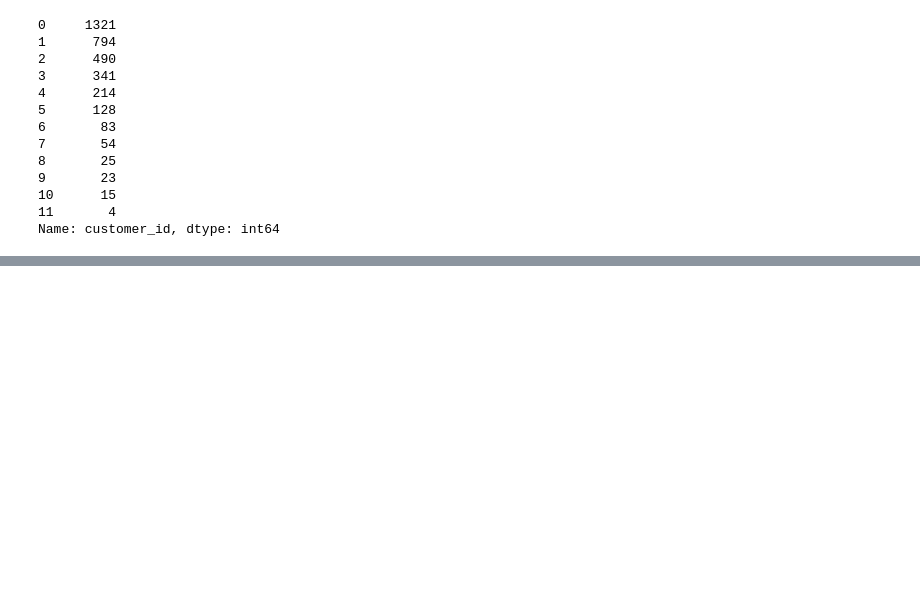
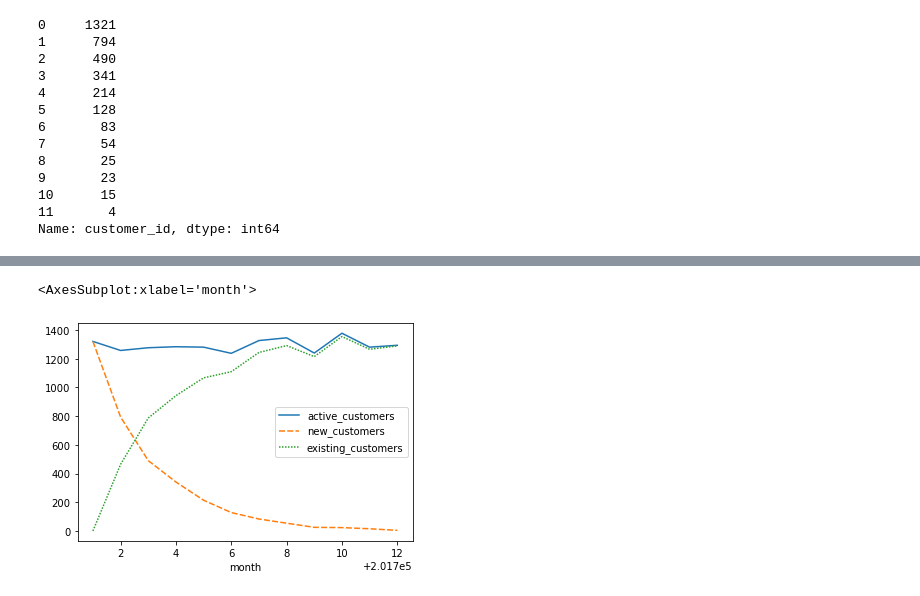
Before and after one commit to Navyhoang/KPMG_Virtual_Internship_Challenge, a Jupyter notebook: Results/KPMG_module_1_transaction.ipynb, the cells around one changed output, grey strips where cells are left out. Saved outputs shown, nothing was run; the diff lists cells and outputs as text; code cells hidden in the pictures; blank space fills up the shorter version.

Commit message:
Plotted the graph

```diff
--- a/Results/KPMG_module_1_transaction.ipynb
+++ b/Results/KPMG_module_1_transaction.ipynb
@@ -887,0 +890,6 @@ active_customers
+# %%
+# Plotting the trends
+sns.lineplot(data=active_customers)
+# %% [output]
+<AxesSubplot:xlabel='month'>
+[figure, added]
```
Also changed, not shown: parts of 1 cell of this notebook.
